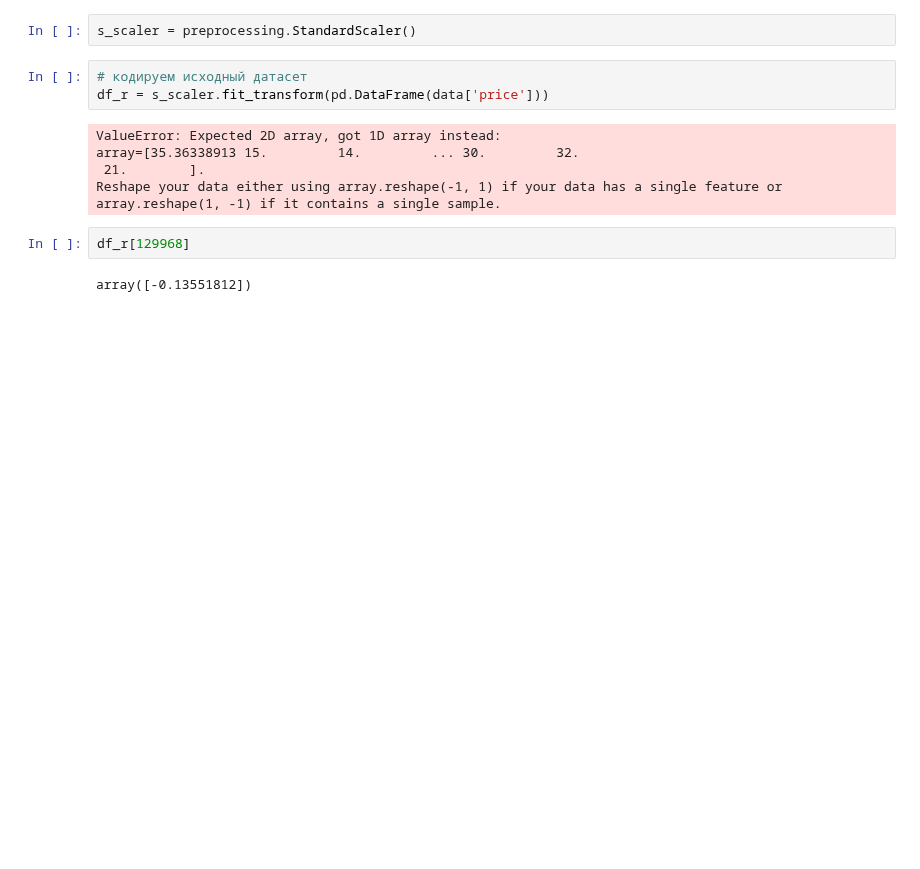
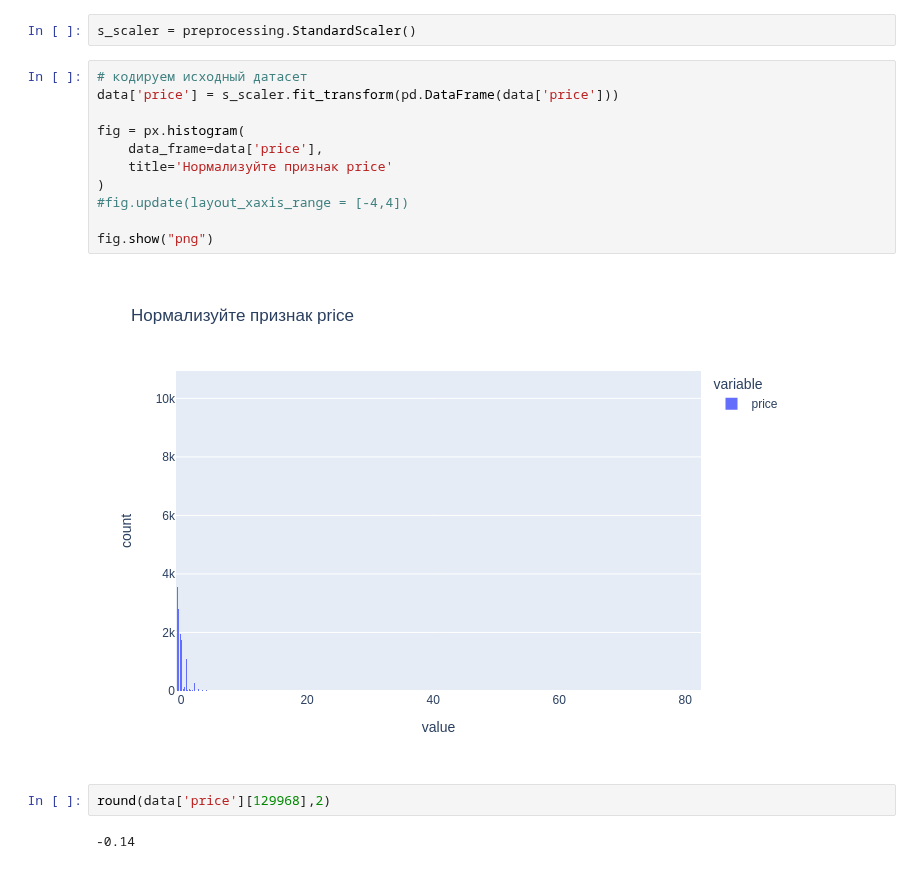
Before and after one commit to HunterV1rus/SF_DS, a Jupyter notebook: Skillfactory/EDA/EDA_3. Проектирование признаков/2_3_создание признаков.ipynb, the cells around one changed output. Cells and saved outputs as stored; diff of their text form; blank space fills up the shorter version.

```diff
--- a/Skillfactory/EDA/EDA_3. Проектирование признаков/2_3_создание признаков.ipynb
+++ b/Skillfactory/EDA/EDA_3. Проектирование признаков/2_3_создание признаков.ipynb
@@ -113,13 +113,18 @@ data = pd.read_csv('data/wine_cleared_.csv')
 s_scaler = preprocessing.StandardScaler()
 # %%
 # кодируем исходный датасет
-df_r = s_scaler.fit_transform(pd.DataFrame(data['price']))
+data['price'] = s_scaler.fit_transform(pd.DataFrame(data['price']))
+
+fig = px.histogram(
+    data_frame=data['price'],
+    title='Нормализуйте признак price'
+)
+#fig.update(layout_xaxis_range = [-4,4])
+
+fig.show("png")
 # %% [output]
-ValueError: Expected 2D array, got 1D array instead:
-array=[35.36338913 15.         14.         ... 30.         32.
- 21.        ].
-Reshape your data either using array.reshape(-1, 1) if your data has a single feature or array.reshape(1, -1) if it contains a single sample.
+[figure, added]
-# %%
-df_r[129968]
-# %% [output]
-array([-0.13551812])
+# %%
+round(data['price'][129968],2)
+# %% [output]
+-0.14
```
Also changed, not shown: 6 other files.
